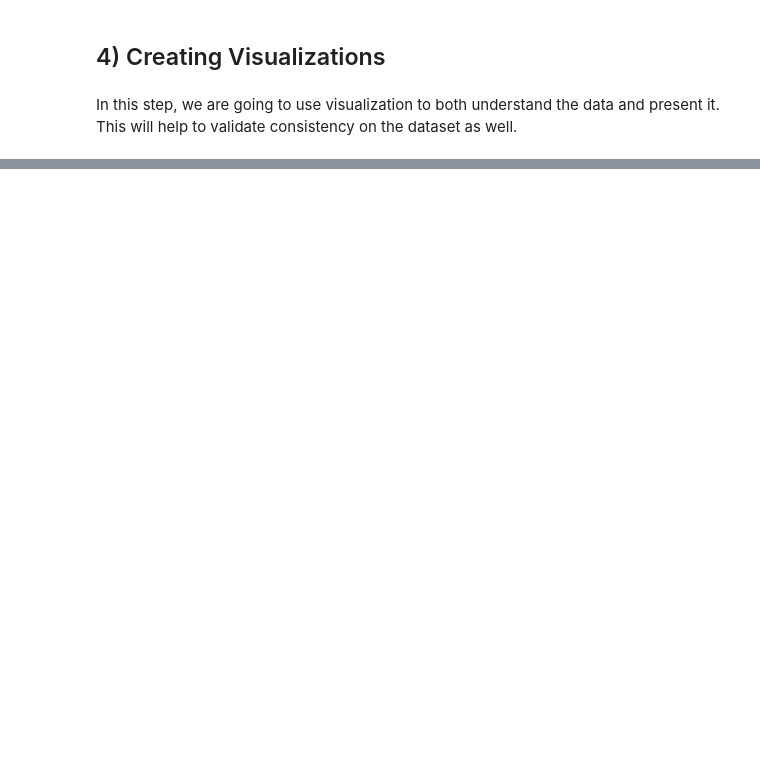
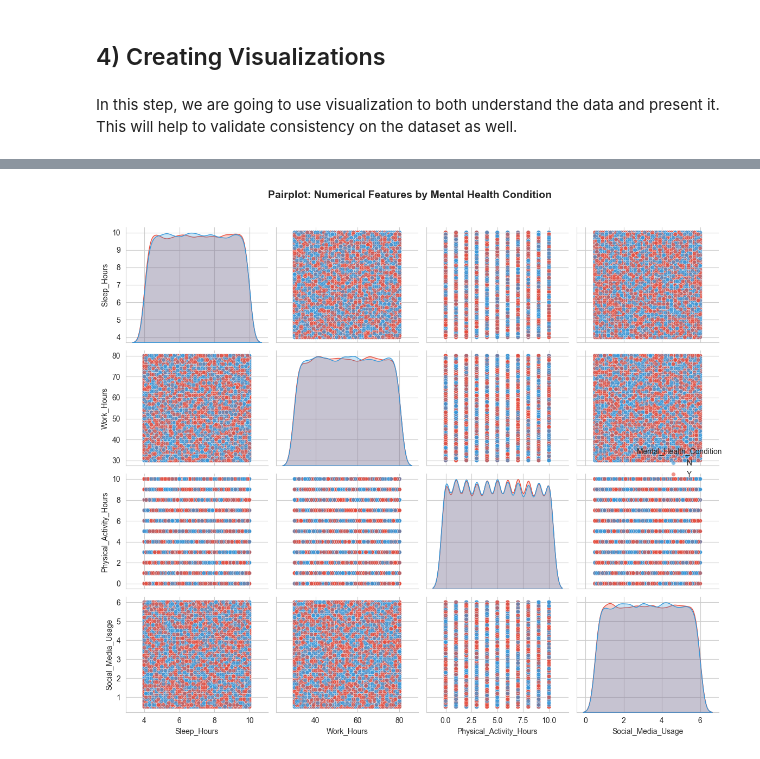
Before and after one commit to DanielMelo46/Machine_Learning-_Term_Project, a Jupyter notebook: Term Project/project.ipynb, the cells around one changed output, grey strips where cells are left out. Drawn from its saved outputs; the diff is of its cells as text; code cells hidden in the pictures; blank space fills up the shorter version.

```diff
--- a/Term Project/project.ipynb
+++ b/Term Project/project.ipynb
@@ -188,0 +232,10 @@ df.describe(exclude='number')
+# %%
+numeric_cols = df.select_dtypes(include=['int64', 'float64']).columns
+df_corr = df.copy() # Creating a copy of df to avoid modifying the original dataframe
+df_corr['Mental_Health_Condition_Encoded'] = df_corr[LABEL].map({'Y': 1, 'N': 0}) # Encoding target variable for correlation calculation
+
+corr_matrix = df_corr[numeric_cols.tolist()  +
+                       ['Mental_Health_Condition_Encoded']].corr()['Mental_Health_Condition_Encoded'].drop('Mental_Health_Condition_Encoded')
+corr_matrix_sorted = corr_matrix.abs().sort_values(ascending=False)
+for feature, corr_value in corr_matrix_sorted.items():
+    print(f"{feature:30s}: {corr_value:.4f}")
@@ -256,0 +320,21 @@ Name: count, dtype: int64
+# %%
+# Create pairplot with target as hue
+
+
+# Subset data for faster plotting (optional if using full 50k rows)
+#df_sample = df.sample(n=1500)
+df_sample = df
+
+sns.pairplot(df_sample[numeric_cols.to_list() + ['Mental_Health_Condition']],
+             hue='Mental_Health_Condition',
+             palette={'N': '#3498db', 'Y': '#e74c3c'},
+             diag_kind='kde',      # Kernel density on diagonal
+             plot_kws={'alpha': 0.6, 's': 30},  # Transparency and point size
+             height=2.5)
+
+plt.suptitle('Pairplot: Numerical Features by Mental Health Condition',
+             y=1.02, fontsize=14, fontweight='bold')
+plt.tight_layout()
+plt.show()
+# %% [output]
+[figure, added]
```
Also changed, not shown: parts of 27 cells of this notebook.
